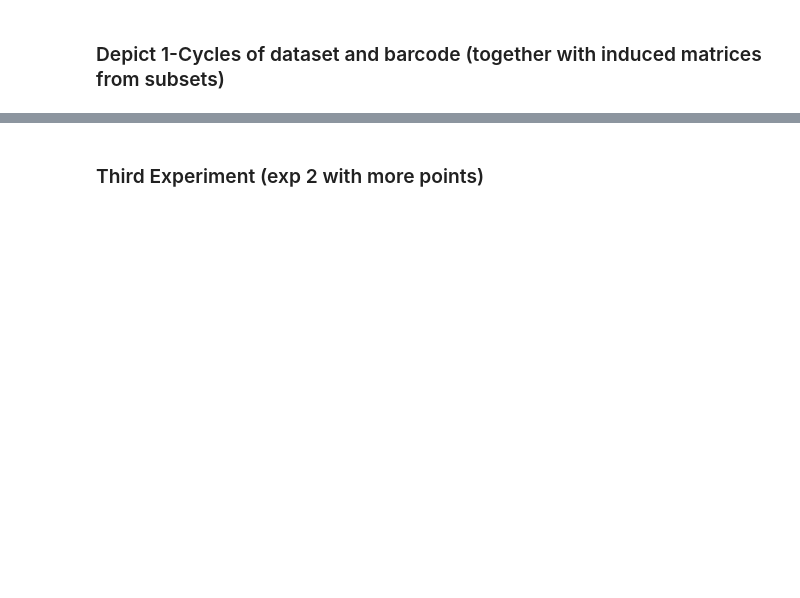
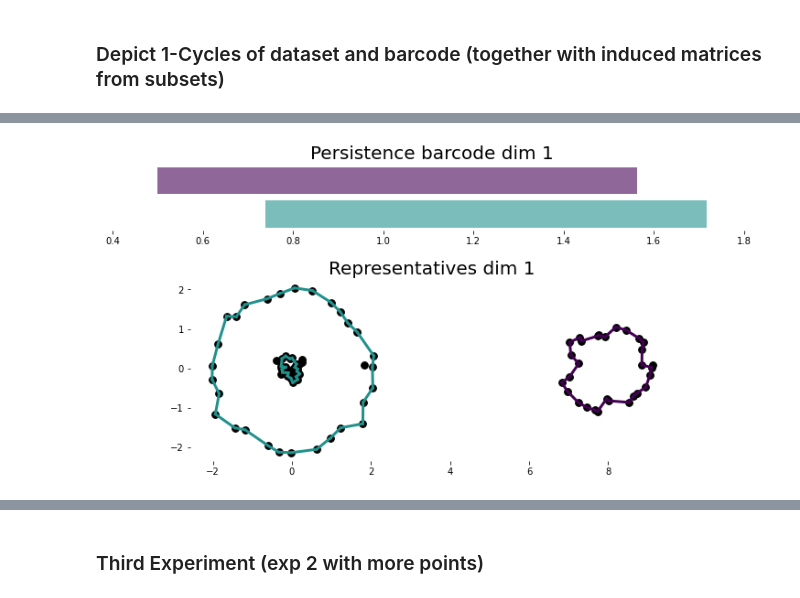
Before and after one commit to Cimagroup/IBloFunMatch, a Jupyter notebook: Notebooks/SamplesTDQ.ipynb, the cells around one changed output, grey strips where cells are left out. Cells and saved outputs as stored; diff of their text form; code cells hidden in the pictures; blank space fills up the shorter version.

```diff
--- a/Notebooks/SamplesTDQ.ipynb
+++ b/Notebooks/SamplesTDQ.ipynb
@@ -549,32 +602,35 @@ IBloFunMatch_output[0].keys()
 # %%
 # Plot Barcode and representatives
 num_bars = len(X_barcode)
-viridis_cm = mpl.colormaps["viridis"].resampled(num_bars)
+# viridis_cm = mpl.colormaps["viridis"].resampled(num_bars)
+viridis_cm = mpl.colormaps["viridis"]
 colorlist = [viridis_cm(idx/num_bars) for idx in range(num_bars)]
 # Plot barcode
 fig = plt.figure(figsize=(10, 5))
 # Plot barcode
 ax = fig.add_axes((0,0.7, 1, 0.2))
 persistence = [(idx, list(bar)) for idx, bar in enumerate(X_barcode)]
 gudhi.plot_persistence_barcode(persistence, colormap=colorlist, axes=ax)
 ax.get_legend().set_visible(False)
 ax.set_frame_on(False)
 ax.set_title("Persistence barcode dim 1", fontsize=20)
 # Plot Cycle representatives
 ax = fig.add_axes((0,0, 1, 0.55))
 ax.scatter(X[:,0], X[:,1], zorder=1, color="black", s=60)
 ax.set_aspect("equal")
 ax.set_title("Representatives dim 1", fontsize=20)
 for rep, color in zip(X_reps, colorlist):
     rep = rep.copy()
     while len(rep)>0:
         edge = X[[rep.pop(), rep.pop()]]
         new_line = mpl.lines.Line2D(edge[:,0], edge[:,1], lw=3, color=color, zorder=2)
         ax.add_line(new_line)
     # end while
 # end for
 ax.set_frame_on(False)
 plt.savefig("plots/TDQ/PH_reps_data_2.png")
+# %% [output]
+[figure, added]
 # %%
 fig = plt.figure(figsize=(3,3))
 ax = fig.add_axes((0.2,0.2,0.7,0.7))
```
Also changed, not shown: parts of 31 cells of this notebook, 9 other files.
